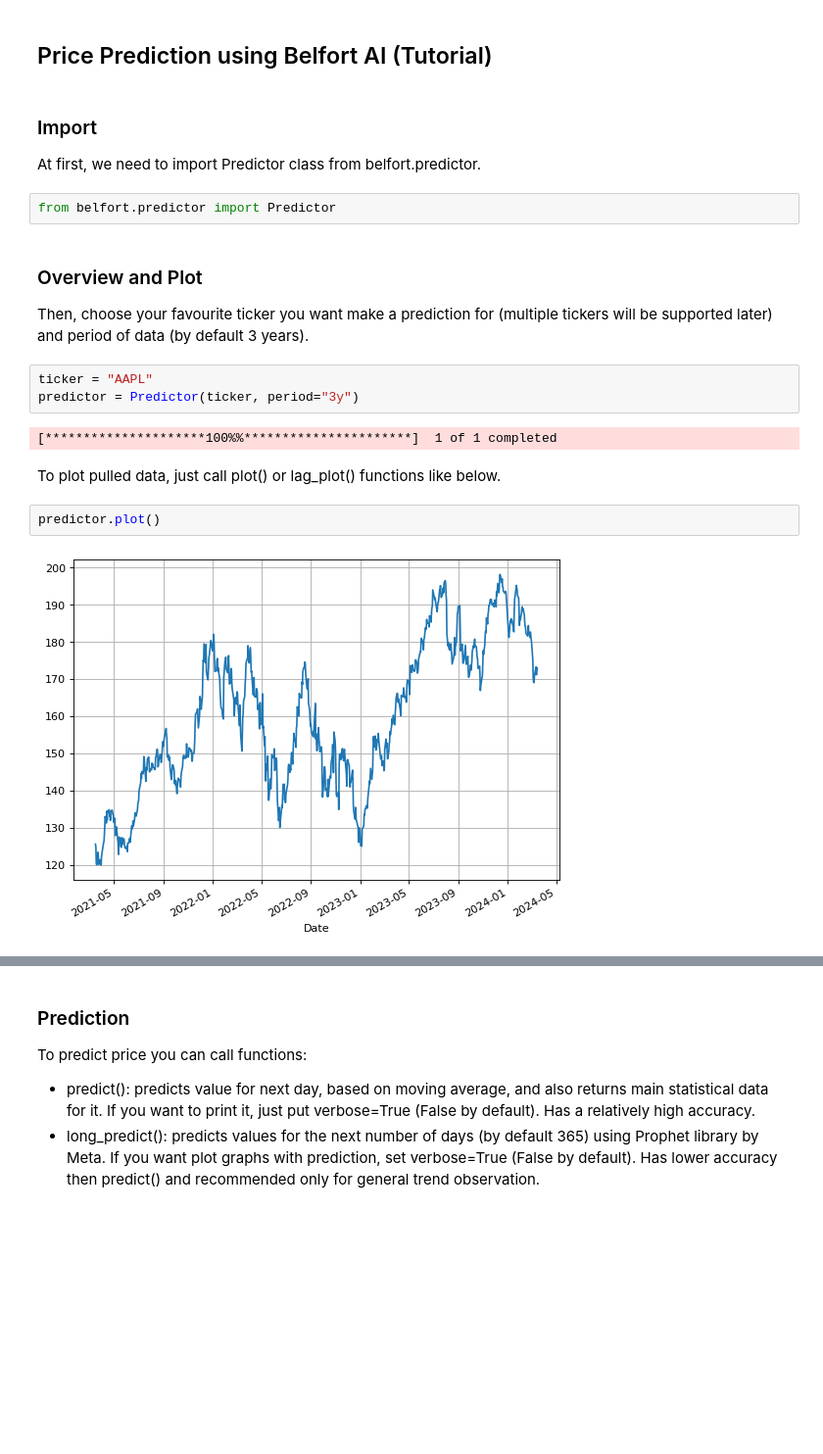
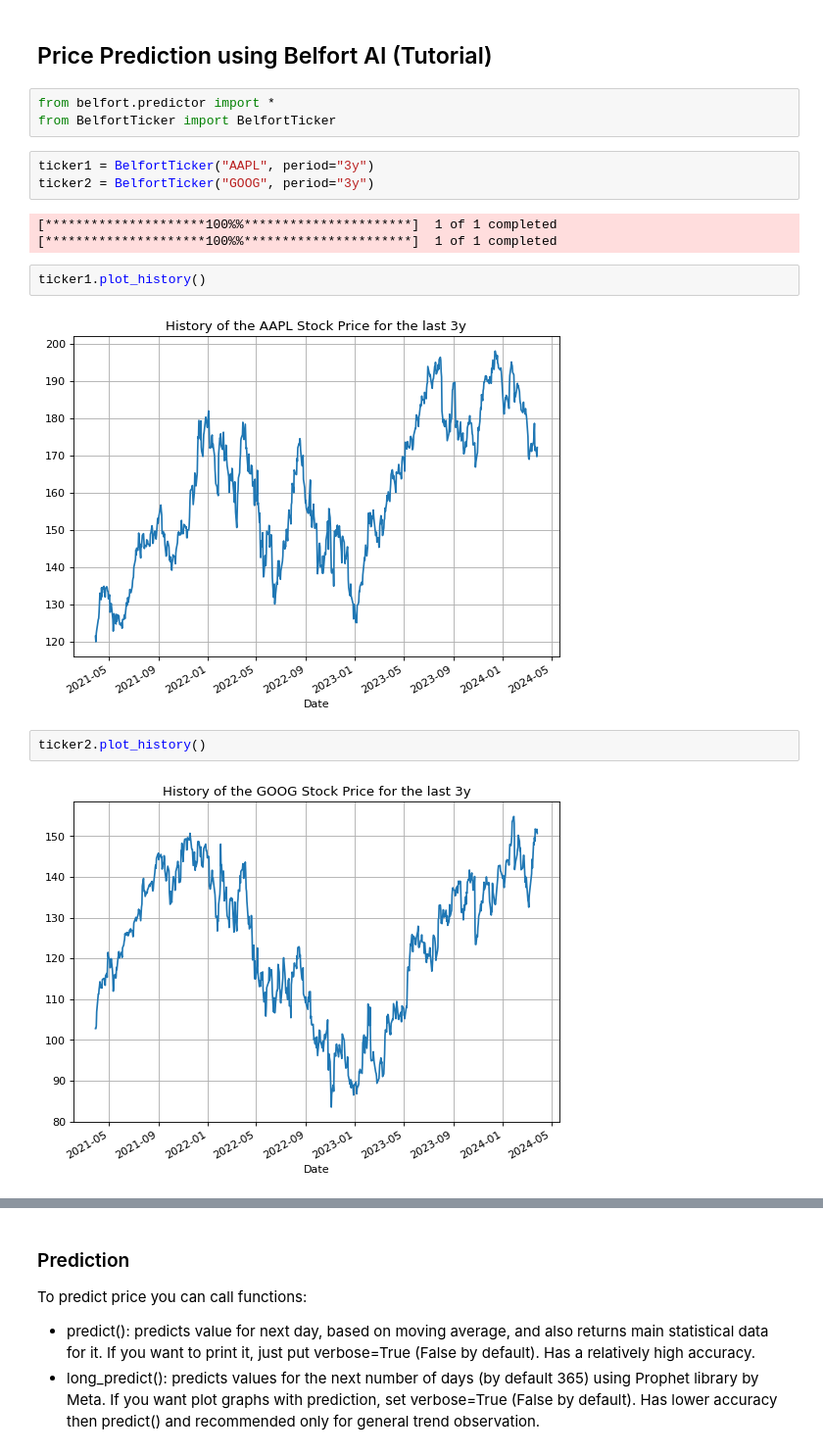
Before and after one commit to Duitenberg-ICT/DB-InvestmentBot, a Jupyter notebook: src/demo.ipynb, the cells around one changed output, grey strips where cells are left out. Shown: that part at 98% size. Cells and saved outputs as stored; diff of their text form; blank space fills up the shorter version.

```diff
--- a/src/demo.ipynb
+++ b/src/demo.ipynb
@@ -1,22 +1,20 @@
 # %% [markdown]
 ## Price Prediction using Belfort AI (Tutorial)
-# %% [markdown]
-### Import
-At first, we need to import Predictor class from belfort.predictor.
 # %%
-from belfort.predictor import Predictor
+from belfort.predictor import *
+from BelfortTicker import BelfortTicker
-# %% [markdown]
-### Overview and Plot
-Then, choose your favourite ticker you want make a prediction for (multiple tickers will be supported later) and period of data (by default 3 years).
 # %%
-ticker = "AAPL"
-predictor = Predictor(ticker, period="3y")
+ticker1 = BelfortTicker("AAPL", period="3y")
+ticker2 = BelfortTicker("GOOG", period="3y")
 # %% [output]
 [*********************100%%**********************]  1 of 1 completed
+[*********************100%%**********************]  1 of 1 completed
-# %% [markdown]
-To plot pulled data, just call plot() or lag_plot() functions like below.
 # %%
-predictor.plot()
+ticker1.plot_history()
 # %% [output]
-[figure, old version]
+[figure, new version]
+# %%
+ticker2.plot_history()
+# %% [output]
+[figure, added]
 # %%
```
Also changed, not shown: parts of 9 cells of this notebook, 2 other files.
